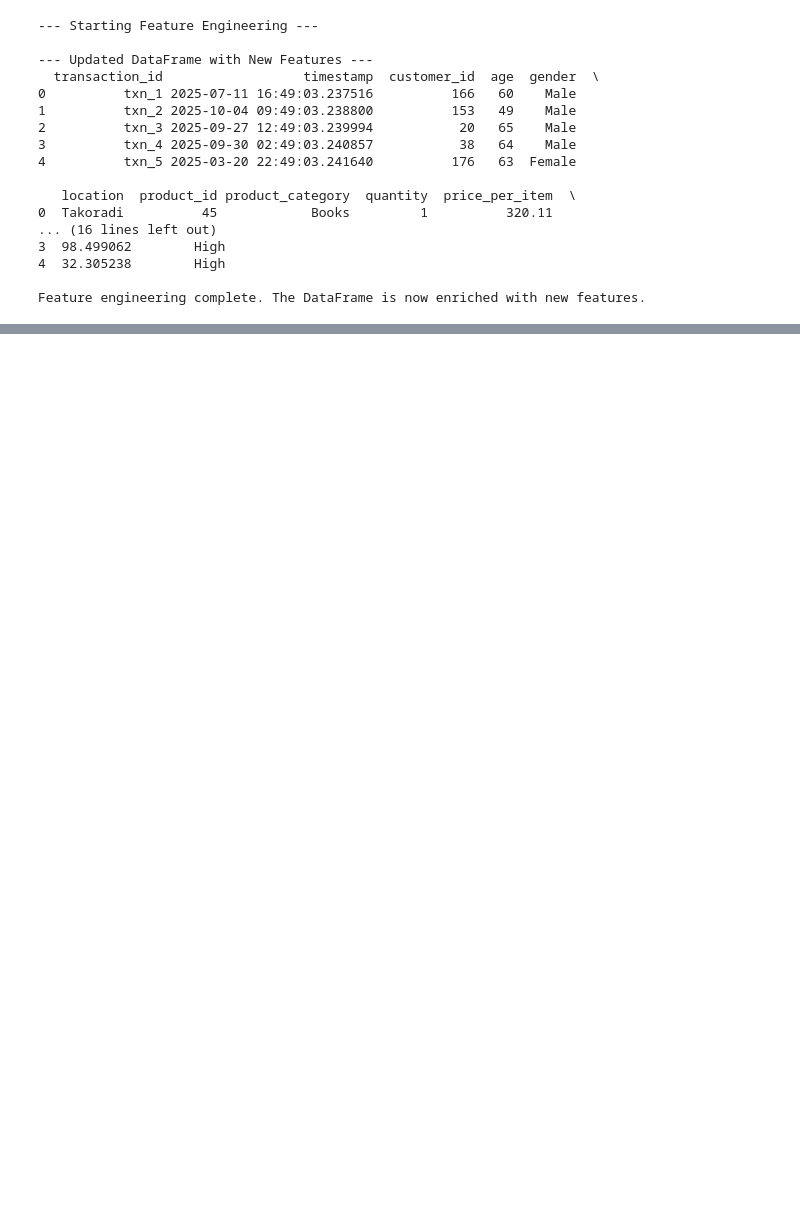
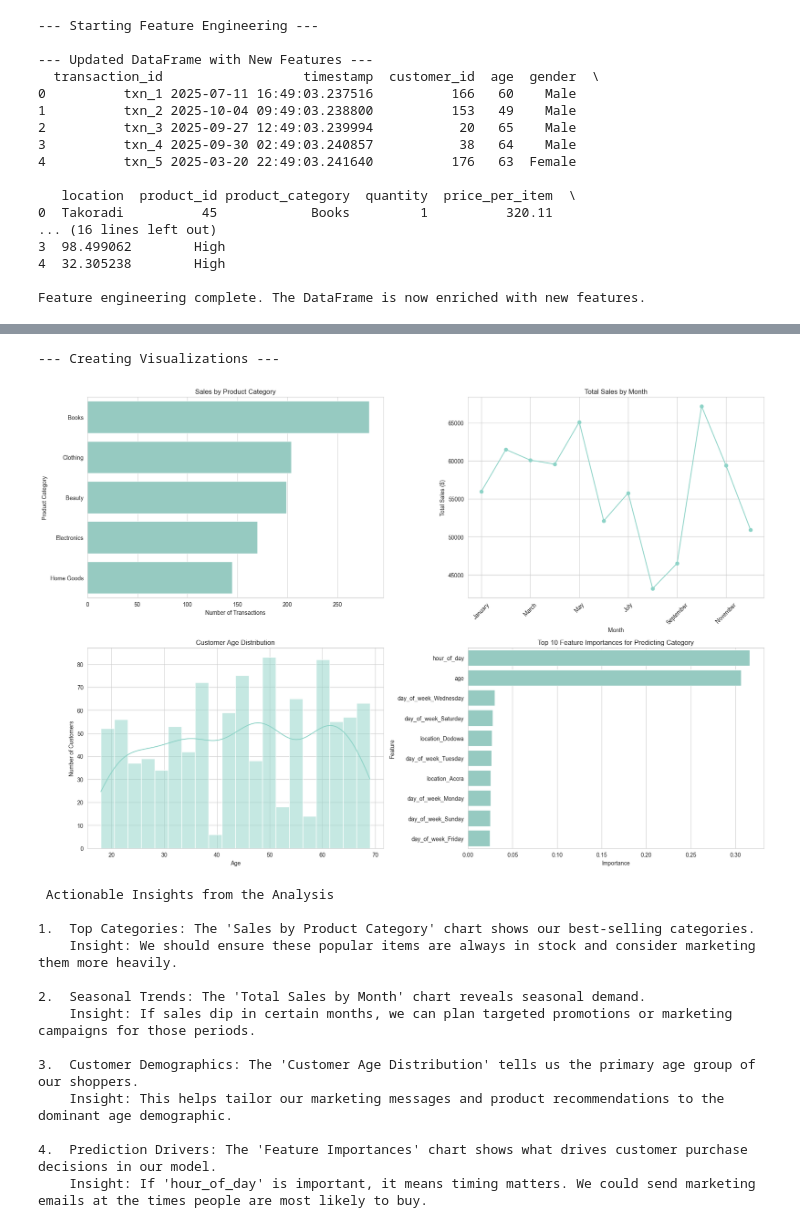
Before and after one commit to JDKHGA/E-commerce-Intelligent-Systems-Analysis, a Jupyter notebook: analysis.ipynb, the cells around one changed output, grey strips where cells are left out. Drawn from its saved outputs; the diff is of its cells as text; code cells hidden in the pictures; blank space fills up the shorter version.

```diff
--- a/analysis.ipynb
+++ b/analysis.ipynb
@@ -388,0 +359,80 @@ print("""
+# %%
+# Step 5: Insight and Visualization
+import matplotlib.pyplot as plt
+import seaborn as sns
+
+print("--- Creating Visualizations ---")
+
+sns.set_style("whitegrid")
+plt.figure(figsize=(18, 12))
+
+# Plot 1: Sales by Product Category
+plt.subplot(2, 2, 1)
+sns.countplot(y='product_category', data=df, order=df['product_category'].value_counts().index)
+plt.title('Sales by Product Category')
+plt.xlabel('Number of Transactions')
+plt.ylabel('Product Category')
+
+# Plot 2: Total Sales by Month
+# We need to re-create the 'month' column for this plot since we re-loaded df in the previous cell
+df['month'] = df['timestamp'].dt.month_name()
+
+month_order = ['January', 'February', 'March', 'April', 'May', 'June', 'July', 'August', 'September', 'October', 'November', 'December']
+sales_by_month = df.groupby('month')['total_price'].sum().reindex(month_order)
+plt.subplot(2, 2, 2)
+sales_by_month.plot(kind='line', marker='o')
+plt.title('Total Sales by Month')
+plt.xlabel('Month')
+plt.ylabel('Total Sales ($)')
+plt.xticks(rotation=45)
+
+# Plot 3: Customer Age Distribution
+plt.subplot(2, 2, 3)
+sns.histplot(df['age'], bins=20, kde=True)
+plt.title('Customer Age Distribution')
+plt.xlabel('Age')
+plt.ylabel('Number of Customers')
+
+# Plot 4: Top 10 Feature Importances
+plt.subplot(2, 2, 4)
+sns.barplot(x='importance', y='feature', data=importances.head(10))
+plt.title('Top 10 Feature Importances for Predicting Category')
+plt.xlabel('Importance')
+plt.ylabel('Feature')
+
+# Adjust layout and display the plots
+plt.tight_layout()
+plt.show()
+
+# Actionable Insights
+print("""
+ Actionable Insights from the Analysis
+
+1.  Top Categories: The 'Sales by Product Category' chart shows our best-selling categories.
+    Insight: We should ensure these popular items are always in stock and consider marketing them more heavily.
+
+2.  Seasonal Trends: The 'Total Sales by Month' chart reveals seasonal demand.
+    Insight: If sales dip in certain months, we can plan targeted promotions or marketing campaigns for those periods.
+
+3.  Customer Demographics: The 'Customer Age Distribution' tells us the primary age group of our shoppers.
+    Insight: This helps tailor our marketing messages and product recommendations to the dominant age demographic.
+
+4.  Prediction Drivers: The 'Feature Importances' chart shows what drives customer purchase decisions in our model.
+    Insight: If 'hour_of_day' is important, it means timing matters. We could send marketing emails at the times people are most likely to buy.
+""")
+# %% [output]
+--- Creating Visualizations ---
+[figure, added]
+ Actionable Insights from the Analysis
+
+1.  Top Categories: The 'Sales by Product Category' chart shows our best-selling categories.
+    Insight: We should ensure these popular items are always in stock and consider marketing them more heavily.
+
+2.  Seasonal Trends: The 'Total Sales by Month' chart reveals seasonal demand.
+    Insight: If sales dip in certain months, we can plan targeted promotions or marketing campaigns for those periods.
+
+3.  Customer Demographics: The 'Customer Age Distribution' tells us the primary age group of our shoppers.
+    Insight: This helps tailor our marketing messages and product recommendations to the dominant age demographic.
+
+4.  Prediction Drivers: The 'Feature Importances' chart shows what drives customer purchase decisions in our model.
+    Insight: If 'hour_of_day' is important, it means timing matters. We could send marketing emails at the times people are most likely to buy.
```
Also changed, not shown: parts of 5 cells of this notebook, 2 other files.
